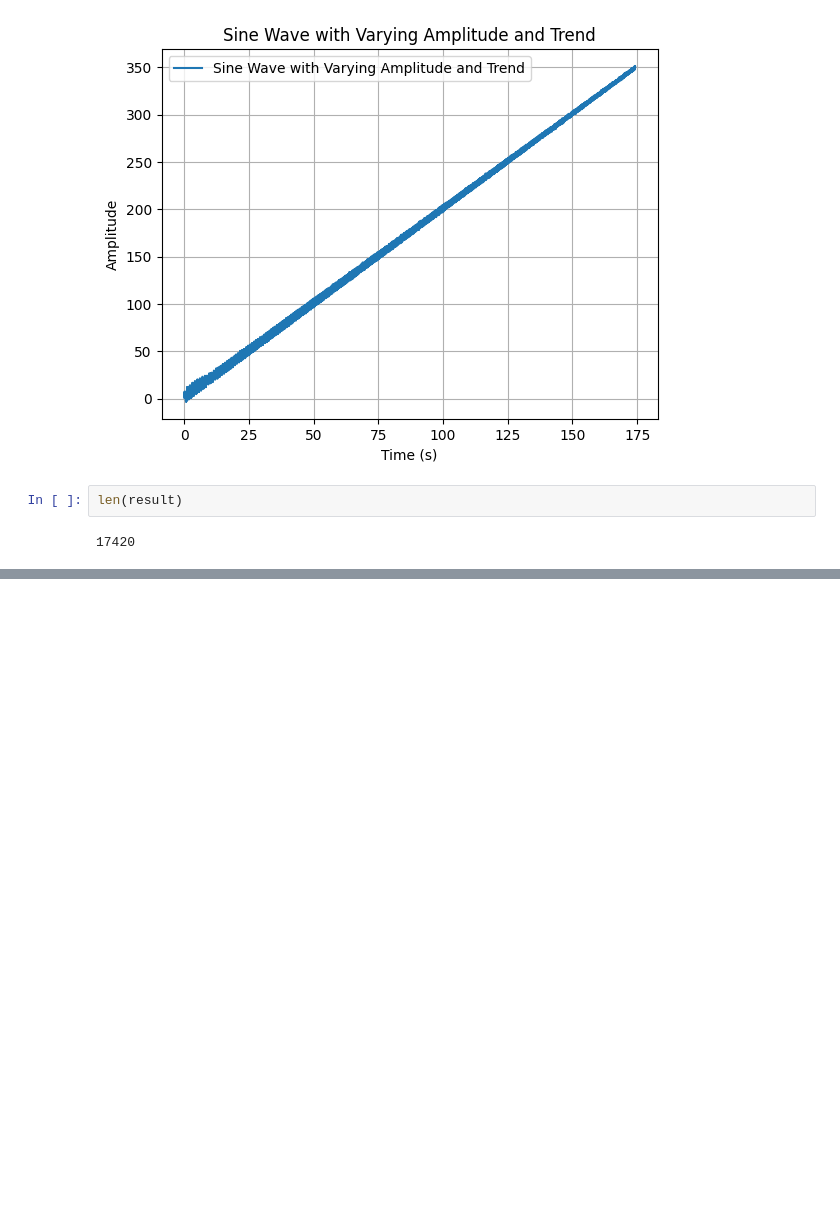
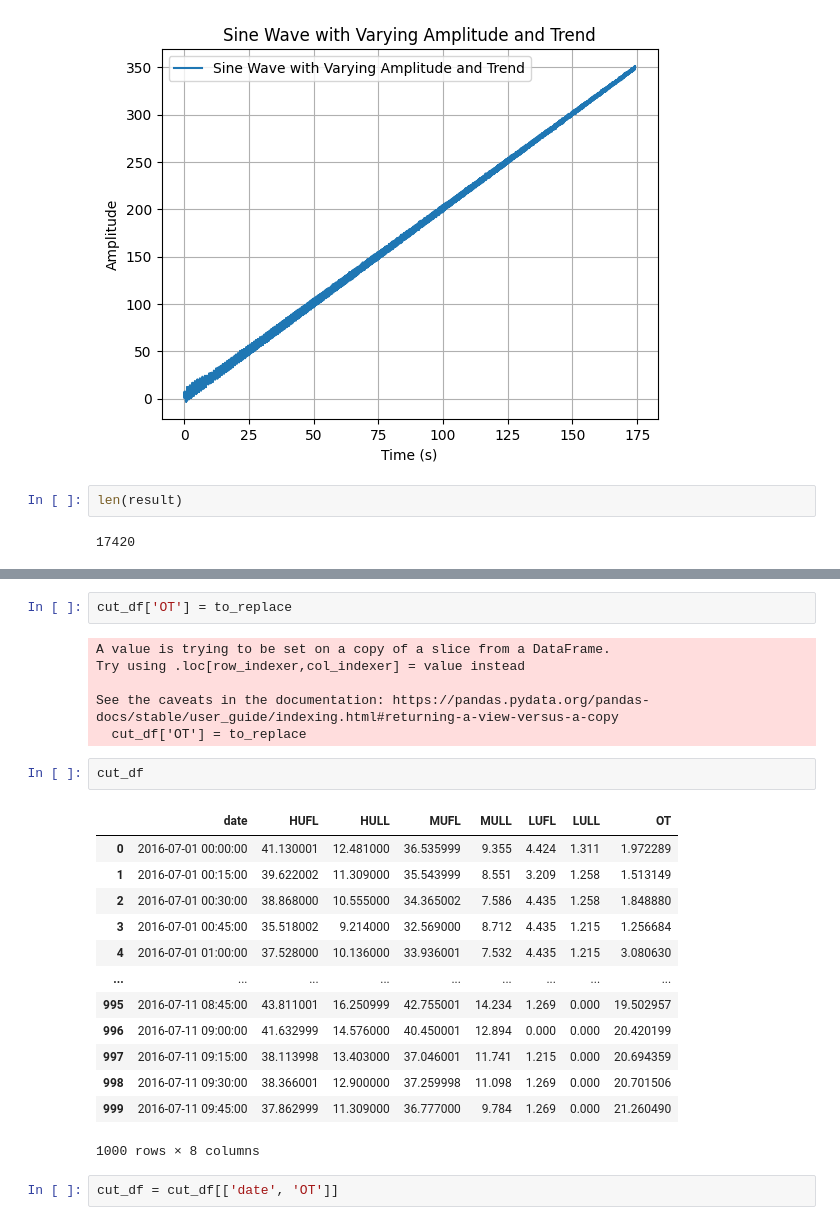
Before and after one commit to LiSiruiRay/Autoformer, a Jupyter notebook: Untitled.ipynb, the cells around one changed output, grey strips where cells are left out. Saved outputs shown, nothing was run; the diff lists cells and outputs as text; blank space fills up the shorter version.

```diff
--- a/Untitled.ipynb
+++ b/Untitled.ipynb
@@ -45,0 +101,26 @@ len(result)
+# %%
+cut_df['OT'] = to_replace
+# %% [output]
+A value is trying to be set on a copy of a slice from a DataFrame.
+Try using .loc[row_indexer,col_indexer] = value instead
+
+See the caveats in the documentation: https://pandas.pydata.org/pandas-docs/stable/user_guide/indexing.html#returning-a-view-versus-a-copy
+  cut_df['OT'] = to_replace
+# %%
+cut_df
+# %% [output]
+|  | date | HUFL | HULL | MUFL | MULL | LUFL | LULL | OT |
+| 0 | 2016-07-01 00:00:00 | 41.130001 | 12.481000 | 36.535999 | 9.355 | 4.424 | 1.311 | 1.972289 |
+| 1 | 2016-07-01 00:15:00 | 39.622002 | 11.309000 | 35.543999 | 8.551 | 3.209 | 1.258 | 1.513149 |
+| 2 | 2016-07-01 00:30:00 | 38.868000 | 10.555000 | 34.365002 | 7.586 | 4.435 | 1.258 | 1.848880 |
+| 3 | 2016-07-01 00:45:00 | 35.518002 | 9.214000 | 32.569000 | 8.712 | 4.435 | 1.215 | 1.256684 |
+| 4 | 2016-07-01 01:00:00 | 37.528000 | 10.136000 | 33.936001 | 7.532 | 4.435 | 1.215 | 3.080630 |
+| ... | ... | ... | ... | ... | ... | ... | ... | ... |
+| 995 | 2016-07-11 08:45:00 | 43.811001 | 16.250999 | 42.755001 | 14.234 | 1.269 | 0.000 | 19.502957 |
+| 996 | 2016-07-11 09:00:00 | 41.632999 | 14.576000 | 40.450001 | 12.894 | 0.000 | 0.000 | 20.420199 |
+| 997 | 2016-07-11 09:15:00 | 38.113998 | 13.403000 | 37.046001 | 11.741 | 1.215 | 0.000 | 20.694359 |
+| 998 | 2016-07-11 09:30:00 | 38.366001 | 12.900000 | 37.259998 | 11.098 | 1.269 | 0.000 | 20.701506 |
+| 999 | 2016-07-11 09:45:00 | 37.862999 | 11.309000 | 36.777000 | 9.784 | 1.269 | 0.000 | 21.260490 |
+1000 rows × 8 columns
+# %%
+cut_df = cut_df[['date', 'OT']]
```
Also changed, not shown: parts of 9 cells of this notebook, 1 other file.
